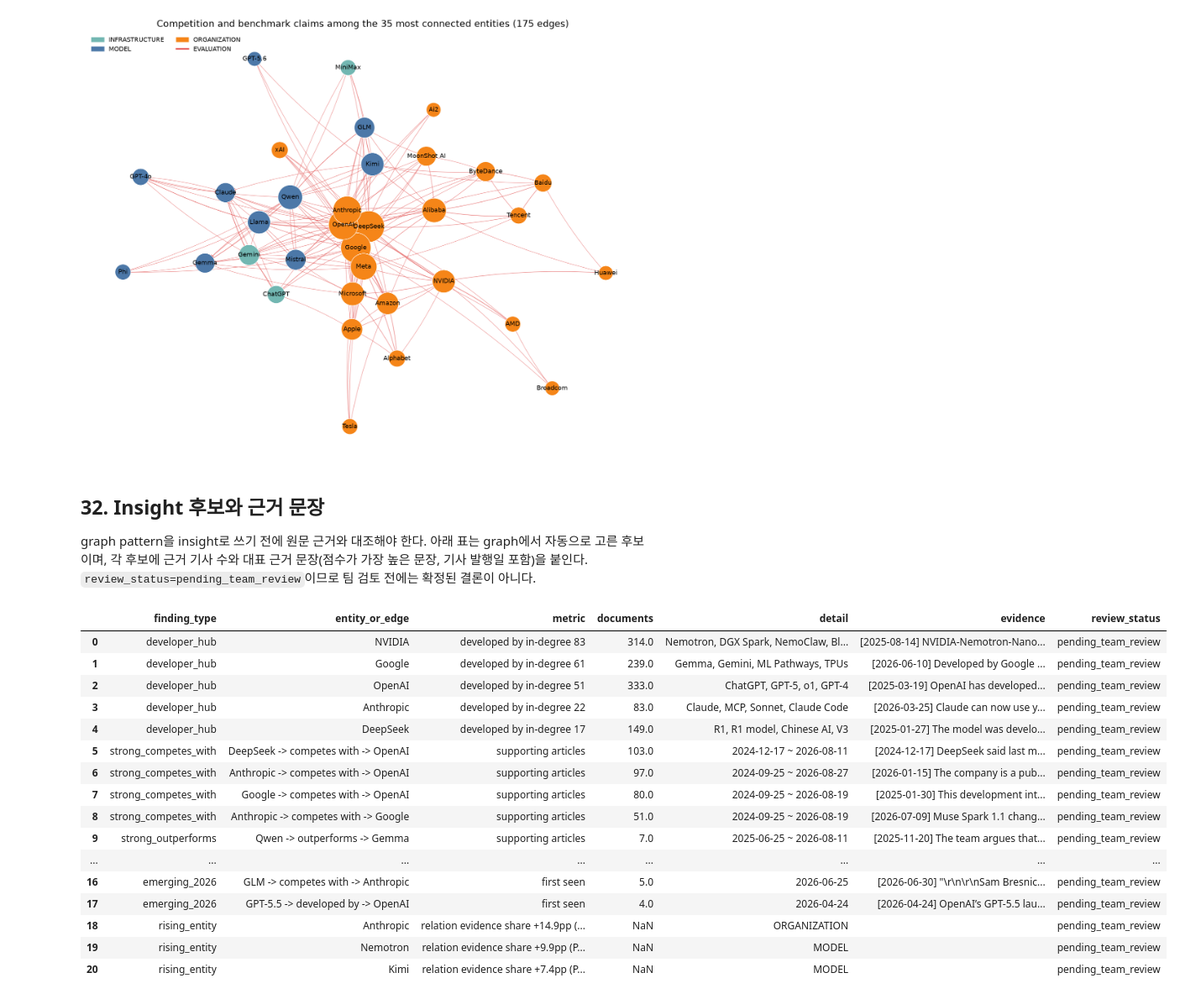
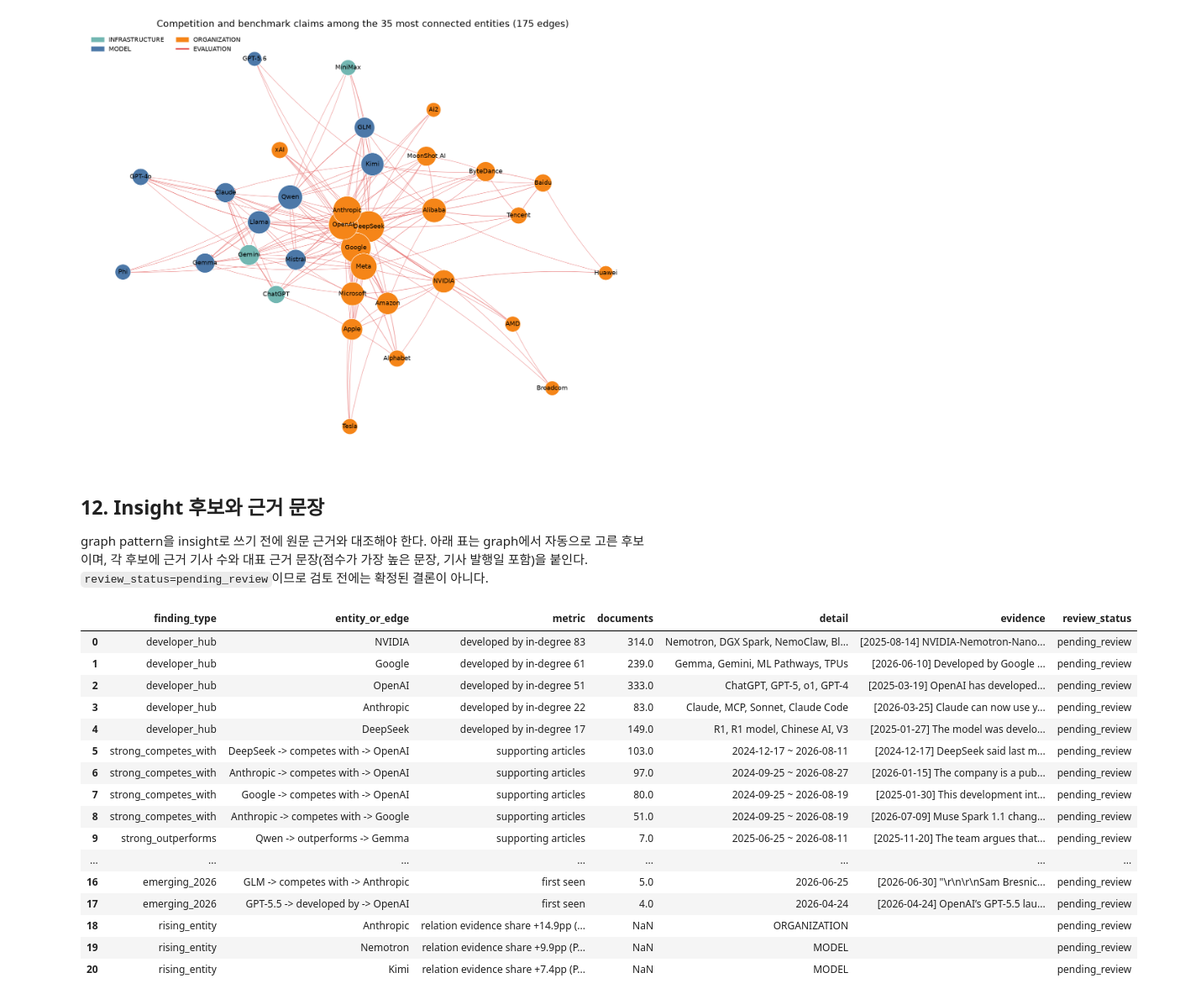
Before and after one commit to jihyeon26/2026-09-CLT-computational_language, a Jupyter notebook: notebooks/stage1_wp3_open_models_contract.ipynb, the cells around one changed output. Shown at 84% size. Cells and saved outputs as stored; diff of their text form; code cells hidden in the pictures.

```diff
--- a/notebooks/stage1_wp3_open_models_contract.ipynb
+++ b/notebooks/stage1_wp3_open_models_contract.ipynb
@@ -727,24 +0,0 @@ compact mapping은 20개 entity type을 9개 분석 그룹으로, 36개 relation
-# %%
-manifest_path = PREPARATION_ARTIFACT_DIR / "preparation_manifest.json"
-policy_audit_path = PREPARATION_ARTIFACT_DIR / "policy_audit.json"
-assert manifest_path.exists() and policy_audit_path.exists()
-
-preparation_manifest = json.loads(manifest_path.read_text(encoding="utf-8"))
-policy_audit = json.loads(policy_audit_path.read_text(encoding="utf-8"))
-display(
-    pd.DataFrame(
-        preparation_manifest["counts"].items(),
-        columns=["snapshot 항목", "개수"],
-    )
-)
-display(
-    pd.DataFrame(
-        policy_audit["quality_tiers_in_candidate_graph"].items(),
-        columns=["candidate quality tier", "relation assertion 수"],
-    )
-)
-
-assert preparation_manifest["status"] == "candidate_graph_only_pending_human_relation_review"
-assert preparation_manifest["counts"]["candidate_relation_assertions"] == len(analysis_relations)
-assert policy_audit["human_validated_relations"] == 0
-assert not policy_audit["ai_prescreen_used_as_exclusion_policy"]
@@ -1965,11 +1095,11 @@ draw_typed_subgraph(compete, f"Competition and benchmark claims among the 35 mos
 | 2 | article evidence only | 9 |
 [figure]
 # %% [markdown]
-## 32. Insight 후보와 근거 문장
+## 12. Insight 후보와 근거 문장
 
 graph pattern을 insight로 쓰기 전에 원문 근거와 대조해야 한다. 아래 표는 graph에서 자동으로 고른
 후보이며, 각 후보에 근거 기사 수와 대표 근거 문장(점수가 가장 높은 문장, 기사 발행일 포함)을 붙인다.
-`review_status=pending_team_review`이므로 팀 검토 전에는 확정된 결론이 아니다.
+`review_status=pending_review`이므로 검토 전에는 확정된 결론이 아니다.
 # %%
 def evidence_examples(subject_id, predicate, object_id, n=1):
     rows = dated[(dated["subject_id"] == subject_id) & (dated["predicate"] == predicate) & (dated["object_id"] == object_id)]
@@ -1978,48 +1108,48 @@ def evidence_examples(subject_id, predicate, object_id, n=1):
 
 findings = []
 developers = relation_metrics[relation_metrics["predicate"] == "developed by"].nlargest(5, "in_degree")
 for row in developers.itertuples(index=False):
     products = collapsed[(collapsed["predicate"] == "developed by") & (collapsed["object_id"] == row.entity_id)]
     top = products.nlargest(4, "document_count")
     findings.append({"finding_type": "developer_hub", "entity_or_edge": row.canonical_name,
                      "metric": f"developed by in-degree {int(row.in_degree)}",
                      "documents": int(products["document_count"].sum()),
                      "detail": ", ".join(top["subject_id"].map(labels)),
                      "evidence": evidence_examples(top.iloc[0]["subject_id"], "developed by", row.entity_id)})
 for predicate in ["competes with", "outperforms"]:
     for row in collapsed[collapsed["predicate"] == predicate].nlargest(4, "document_count").itertuples(index=False):
         findings.append({"finding_type": f"strong_{predicate.replace(' ', '_')}",
                          "entity_or_edge": f"{labels[row.subject_id]} -> {predicate} -> {labels[row.object_id]}",
                          "metric": "supporting articles", "documents": int(row.document_count),
                          "detail": f"{row.first_seen} ~ {row.last_seen}",
                          "evidence": evidence_examples(row.subject_id, predicate, row.object_id)})
 for row in emerging.nlargest(5, "document_count").itertuples(index=False):
     findings.append({"finding_type": "emerging_2026", "entity_or_edge": row.edge, "metric": "first seen",
                      "documents": int(row.document_count), "detail": row.first_seen,
                      "evidence": evidence_examples(row.subject_id, row.predicate, row.object_id)})
 for row in shares.nlargest(3, "change_pp").itertuples():
     findings.append({"finding_type": "rising_entity", "entity_or_edge": row.canonical_name,
                      "metric": f"relation evidence share {row.change_pp:+.1f}pp (P2 - P1)", "documents": None,
                      "detail": row.entity_type_compact, "evidence": ""})
-finding_candidates = pd.DataFrame(findings).assign(review_status="pending_team_review")
+finding_candidates = pd.DataFrame(findings).assign(review_status="pending_review")
 with pd.option_context("display.max_colwidth", 160):
     display(finding_candidates)
 # %% [output]
 |  | finding_type | entity_or_edge | metric | documents | detail | evidence | review_status |
-| 0 | developer_hub | NVIDIA | developed by in-degree 83 | 314.0 | Nemotron, DGX Spark, NemoClaw, Bl... | [2025-08-14] NVIDIA-Nemotron-Nano... | pending_team_review |
-| 1 | developer_hub | Google | developed by in-degree 61 | 239.0 | Gemma, Gemini, ML Pathways, TPUs | [2026-06-10] Developed by Google ... | pending_team_review |
-| 2 | developer_hub | OpenAI | developed by in-degree 51 | 333.0 | ChatGPT, GPT-5, o1, GPT-4 | [2025-03-19] OpenAI has developed... | pending_team_review |
-| 3 | developer_hub | Anthropic | developed by in-degree 22 | 83.0 | Claude, MCP, Sonnet, Claude Code | [2026-03-25] Claude can now use y... | pending_team_review |
-| 4 | developer_hub | DeepSeek | developed by in-degree 17 | 149.0 | R1, R1 model, Chinese AI, V3 | [2025-01-27] The model was develo... | pending_team_review |
-| 5 | strong_competes_with | DeepSeek -> competes with -> OpenAI | supporting articles | 103.0 | 2024-12-17 ~ 2026-08-11 | [2024-12-17] DeepSeek said last m... | pending_team_review |
-| 6 | strong_competes_with | Anthropic -> competes with -> OpenAI | supporting articles | 97.0 | 2024-09-25 ~ 2026-08-27 | [2026-01-15] The company is a pub... | pending_team_review |
-| 7 | strong_competes_with | Google -> competes with -> OpenAI | supporting articles | 80.0 | 2024-09-25 ~ 2026-08-19 | [2025-01-30] This development int... | pending_team_review |
-| 8 | strong_competes_with | Anthropic -> competes with -> Google | supporting articles | 51.0 | 2024-09-25 ~ 2026-08-19 | [2026-07-09] Muse Spark 1.1 chang... | pending_team_review |
-| 9 | strong_outperforms | Qwen -> outperforms -> Gemma | supporting articles | 7.0 | 2025-06-25 ~ 2026-08-11 | [2025-11-20] The team argues that... | pending_team_review |
+| 0 | developer_hub | NVIDIA | developed by in-degree 83 | 314.0 | Nemotron, DGX Spark, NemoClaw, Bl... | [2025-08-14] NVIDIA-Nemotron-Nano... | pending_review |
+| 1 | developer_hub | Google | developed by in-degree 61 | 239.0 | Gemma, Gemini, ML Pathways, TPUs | [2026-06-10] Developed by Google ... | pending_review |
+| 2 | developer_hub | OpenAI | developed by in-degree 51 | 333.0 | ChatGPT, GPT-5, o1, GPT-4 | [2025-03-19] OpenAI has developed... | pending_review |
+| 3 | developer_hub | Anthropic | developed by in-degree 22 | 83.0 | Claude, MCP, Sonnet, Claude Code | [2026-03-25] Claude can now use y... | pending_review |
+| 4 | developer_hub | DeepSeek | developed by in-degree 17 | 149.0 | R1, R1 model, Chinese AI, V3 | [2025-01-27] The model was develo... | pending_review |
+| 5 | strong_competes_with | DeepSeek -> competes with -> OpenAI | supporting articles | 103.0 | 2024-12-17 ~ 2026-08-11 | [2024-12-17] DeepSeek said last m... | pending_review |
+| 6 | strong_competes_with | Anthropic -> competes with -> OpenAI | supporting articles | 97.0 | 2024-09-25 ~ 2026-08-27 | [2026-01-15] The company is a pub... | pending_review |
+| 7 | strong_competes_with | Google -> competes with -> OpenAI | supporting articles | 80.0 | 2024-09-25 ~ 2026-08-19 | [2025-01-30] This development int... | pending_review |
+| 8 | strong_competes_with | Anthropic -> competes with -> Google | supporting articles | 51.0 | 2024-09-25 ~ 2026-08-19 | [2026-07-09] Muse Spark 1.1 chang... | pending_review |
+| 9 | strong_outperforms | Qwen -> outperforms -> Gemma | supporting articles | 7.0 | 2025-06-25 ~ 2026-08-11 | [2025-11-20] The team argues that... | pending_review |
 | ... | ... | ... | ... | ... | ... | ... | ... |
-| 16 | emerging_2026 | GLM -> competes with -> Anthropic | first seen | 5.0 | 2026-06-25 | [2026-06-30] "\r\n\r\nSam Bresnic... | pending_team_review |
-| 17 | emerging_2026 | GPT-5.5 -> developed by -> OpenAI | first seen | 4.0 | 2026-04-24 | [2026-04-24] OpenAI’s GPT-5.5 lau... | pending_team_review |
-| 18 | rising_entity | Anthropic | relation evidence share +14.9pp (... | NaN | ORGANIZATION |  | pending_team_review |
-| 19 | rising_entity | Nemotron | relation evidence share +9.9pp (P... | NaN | MODEL |  | pending_team_review |
-| 20 | rising_entity | Kimi | relation evidence share +7.4pp (P... | NaN | MODEL |  | pending_team_review |
+| 16 | emerging_2026 | GLM -> competes with -> Anthropic | first seen | 5.0 | 2026-06-25 | [2026-06-30] "\r\n\r\nSam Bresnic... | pending_review |
+| 17 | emerging_2026 | GPT-5.5 -> developed by -> OpenAI | first seen | 4.0 | 2026-04-24 | [2026-04-24] OpenAI’s GPT-5.5 lau... | pending_review |
+| 18 | rising_entity | Anthropic | relation evidence share +14.9pp (... | NaN | ORGANIZATION |  | pending_review |
+| 19 | rising_entity | Nemotron | relation evidence share +9.9pp (P... | NaN | MODEL |  | pending_review |
+| 20 | rising_entity | Kimi | relation evidence share +7.4pp (P... | NaN | MODEL |  | pending_review |
 # %% [markdown]
```
Also changed, not shown: parts of 93 cells of this notebook, 6 other files.
